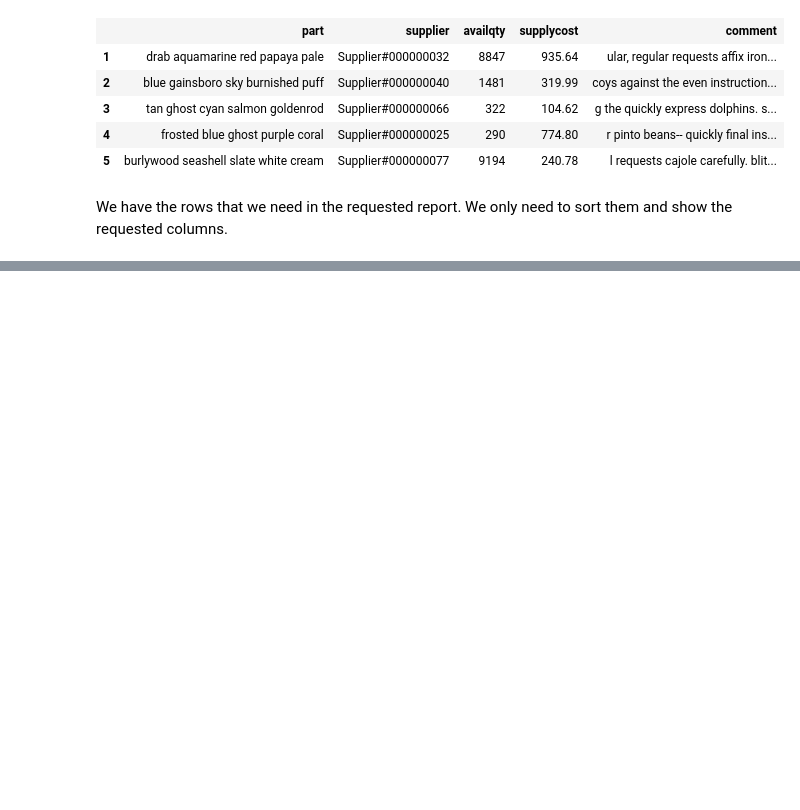
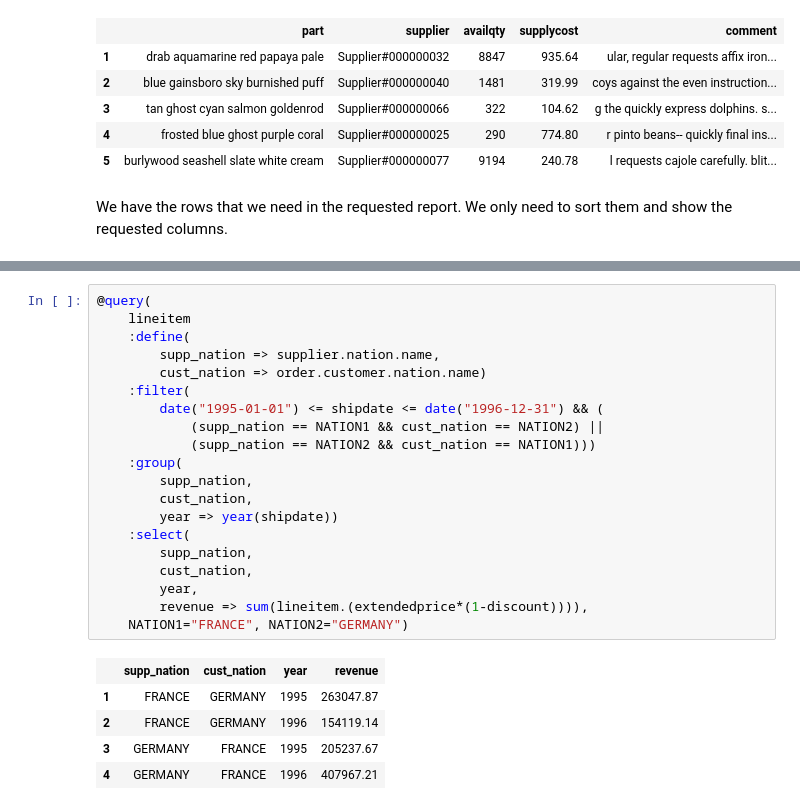
Before and after one commit to rbt-lang/rbt-proto, a Jupyter notebook: jl/demo/tpch-queries.ipynb, the cells around one changed output, grey strips where cells are left out. Drawn from its saved outputs; the diff is of its cells as text; blank space fills up the shorter version.

```diff
--- a/jl/demo/tpch-queries.ipynb
+++ b/jl/demo/tpch-queries.ipynb
@@ -403,0 +676,26 @@ We have the rows that we need in the requested report.  We only need to sort the
+# %%
+@query(
+    lineitem
+    :define(
+        supp_nation => supplier.nation.name,
+        cust_nation => order.customer.nation.name)
+    :filter(
+        date("1995-01-01") <= shipdate <= date("1996-12-31") && (
+            (supp_nation == NATION1 && cust_nation == NATION2) ||
+            (supp_nation == NATION2 && cust_nation == NATION1)))
+    :group(
+        supp_nation,
+        cust_nation,
+        year => year(shipdate))
+    :select(
+        supp_nation,
+        cust_nation,
+        year,
+        revenue => sum(lineitem.(extendedprice*(1-discount)))),
+    NATION1="FRANCE", NATION2="GERMANY")
+# %% [output]
+|  | supp_nation | cust_nation | year | revenue |
+| 1 | FRANCE | GERMANY | 1995 | 263047.87 |
+| 2 | FRANCE | GERMANY | 1996 | 154119.14 |
+| 3 | GERMANY | FRANCE | 1995 | 205237.67 |
+| 4 | GERMANY | FRANCE | 1996 | 407967.21 |
```
Also changed, not shown: parts of 27 cells of this notebook, 3 other files.
